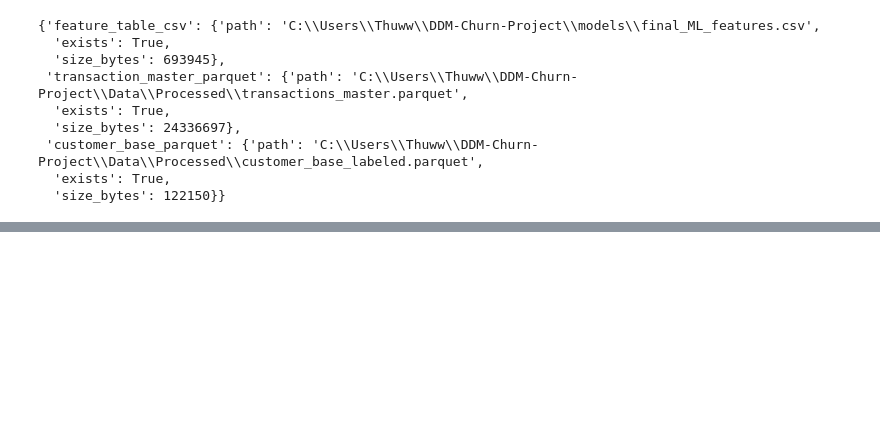
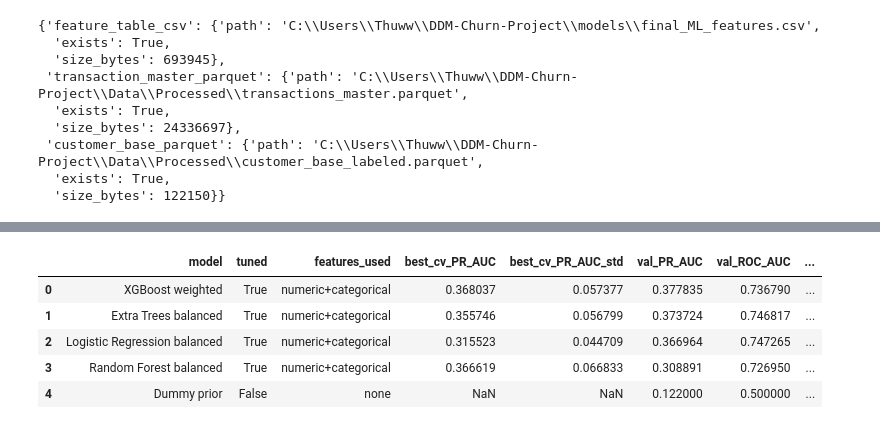
Before and after one commit to bich-le/DDM-Churn-Project, a Jupyter notebook: notebooks/05_Predictive_Modeling.ipynb, the cells around one changed output, grey strips where cells are left out. Cells and saved outputs as stored; diff of their text form; code cells hidden in the pictures; blank space fills up the shorter version.

```diff
--- a/notebooks/05_Predictive_Modeling.ipynb
+++ b/notebooks/05_Predictive_Modeling.ipynb
@@ -167,0 +177,17 @@ Important interpretation:
+# %%
+show_selected(
+    model_metrics,
+    [
+        'model', 'tuned', 'features_used', 'best_cv_PR_AUC', 'best_cv_PR_AUC_std',
+        'val_PR_AUC', 'val_ROC_AUC', 'val_F2_score', 'val_precision', 'val_recall',
+        'test_PR_AUC', 'test_F2_score', 'test_precision', 'test_recall', 'test_brier_score'
+    ],
+    n=10,
+)
+# %% [output]
+|  | model | tuned | features_used | best_cv_PR_AUC | best_cv_PR_AUC_std | val_PR_AUC | val_ROC_AUC | ... |
+| 0 | XGBoost weighted | True | numeric+categorical | 0.368037 | 0.057377 | 0.377835 | 0.736790 | ... |
+| 1 | Extra Trees balanced | True | numeric+categorical | 0.355746 | 0.056799 | 0.373724 | 0.746817 | ... |
+| 2 | Logistic Regression balanced | True | numeric+categorical | 0.315523 | 0.044709 | 0.366964 | 0.747265 | ... |
+| 3 | Random Forest balanced | True | numeric+categorical | 0.366619 | 0.066833 | 0.308891 | 0.726950 | ... |
+| 4 | Dummy prior | False | none | NaN | NaN | 0.122000 | 0.500000 | ... |
```
Also changed, not shown: parts of 31 cells of this notebook, 26 other files.
